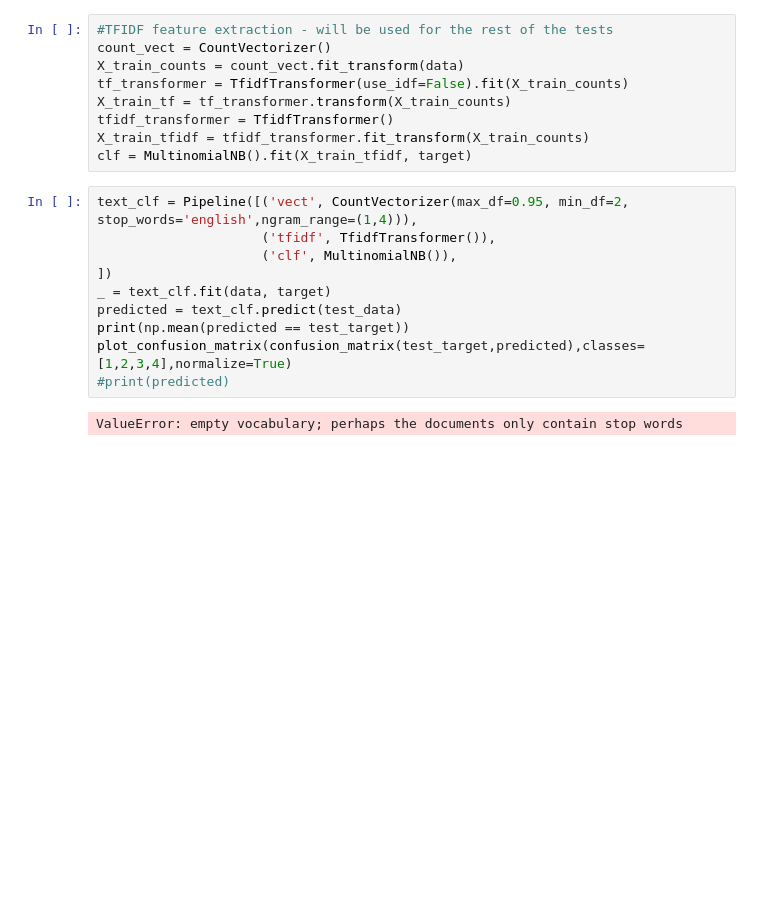
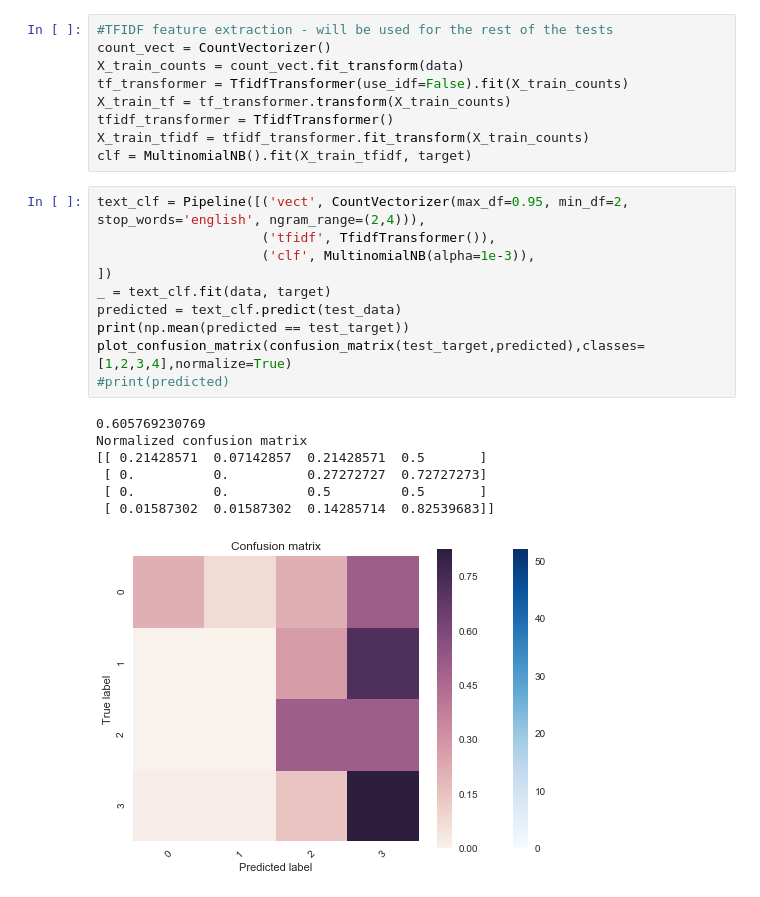
Before and after one commit to Ravirajadrangi/BMIR-project-, a Jupyter notebook: smoking_machinelearning.ipynb, the cells around one changed output. Saved outputs shown, nothing was run; the diff lists cells and outputs as text; blank space fills up the shorter version.

```diff
--- a/smoking_machinelearning.ipynb
+++ b/smoking_machinelearning.ipynb
@@ -98,14 +113,20 @@ tfidf_transformer = TfidfTransformer()
 X_train_tfidf = tfidf_transformer.fit_transform(X_train_counts)
 clf = MultinomialNB().fit(X_train_tfidf, target)
 # %%
-text_clf = Pipeline([('vect', CountVectorizer(max_df=0.95, min_df=2, stop_words='english',ngram_range=(1,4))),
+text_clf = Pipeline([('vect', CountVectorizer(max_df=0.95, min_df=2, stop_words='english', ngram_range=(2,4))),
                      ('tfidf', TfidfTransformer()),
-                     ('clf', MultinomialNB()),
+                     ('clf', MultinomialNB(alpha=1e-3)),
 ])
 _ = text_clf.fit(data, target)
 predicted = text_clf.predict(test_data)
 print(np.mean(predicted == test_target))
 plot_confusion_matrix(confusion_matrix(test_target,predicted),classes=[1,2,3,4],normalize=True)
 #print(predicted)
 # %% [output]
-ValueError: empty vocabulary; perhaps the documents only contain stop words
+0.605769230769
+Normalized confusion matrix
+[[ 0.21428571  0.07142857  0.21428571  0.5       ]
+ [ 0.          0.          0.27272727  0.72727273]
+ [ 0.          0.          0.5         0.5       ]
+ [ 0.01587302  0.01587302  0.14285714  0.82539683]]
+[figure, added]
```
Also changed, not shown: parts of 11 cells of this notebook, 6 other files.
